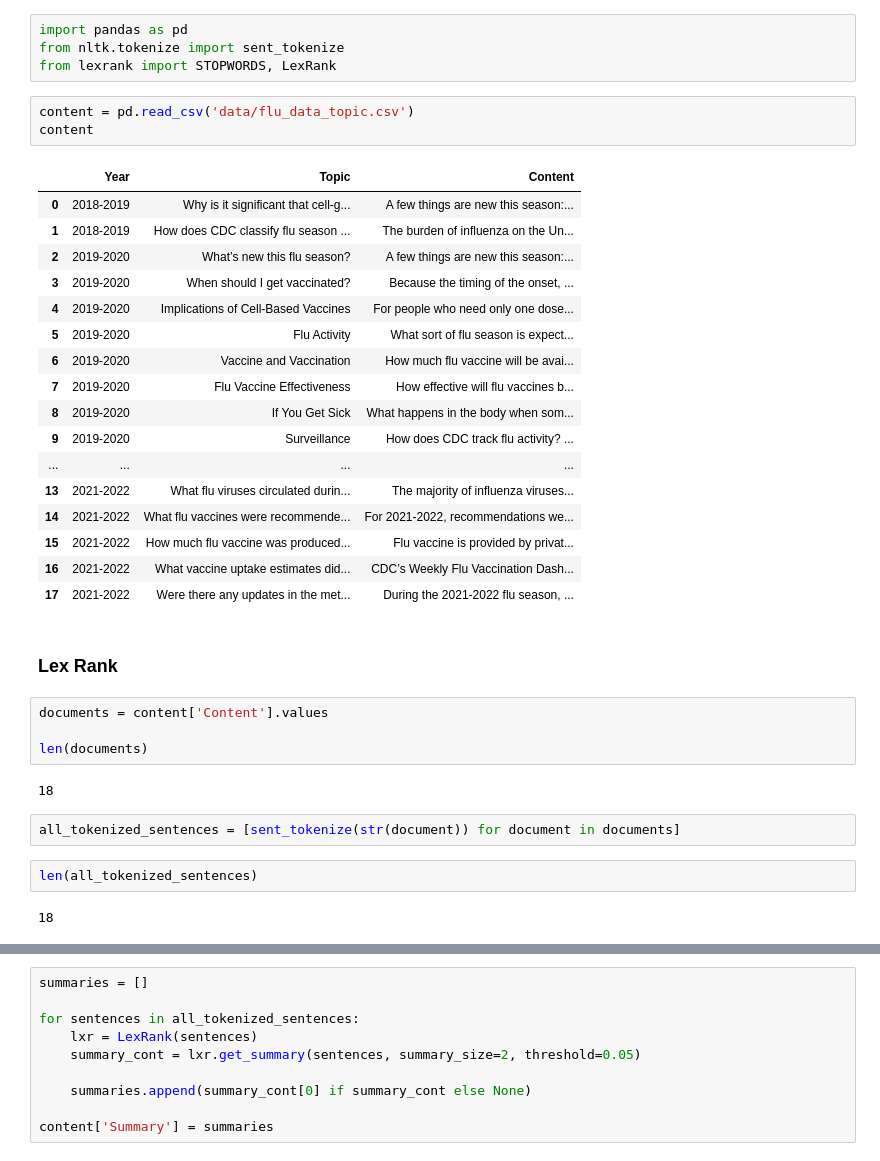
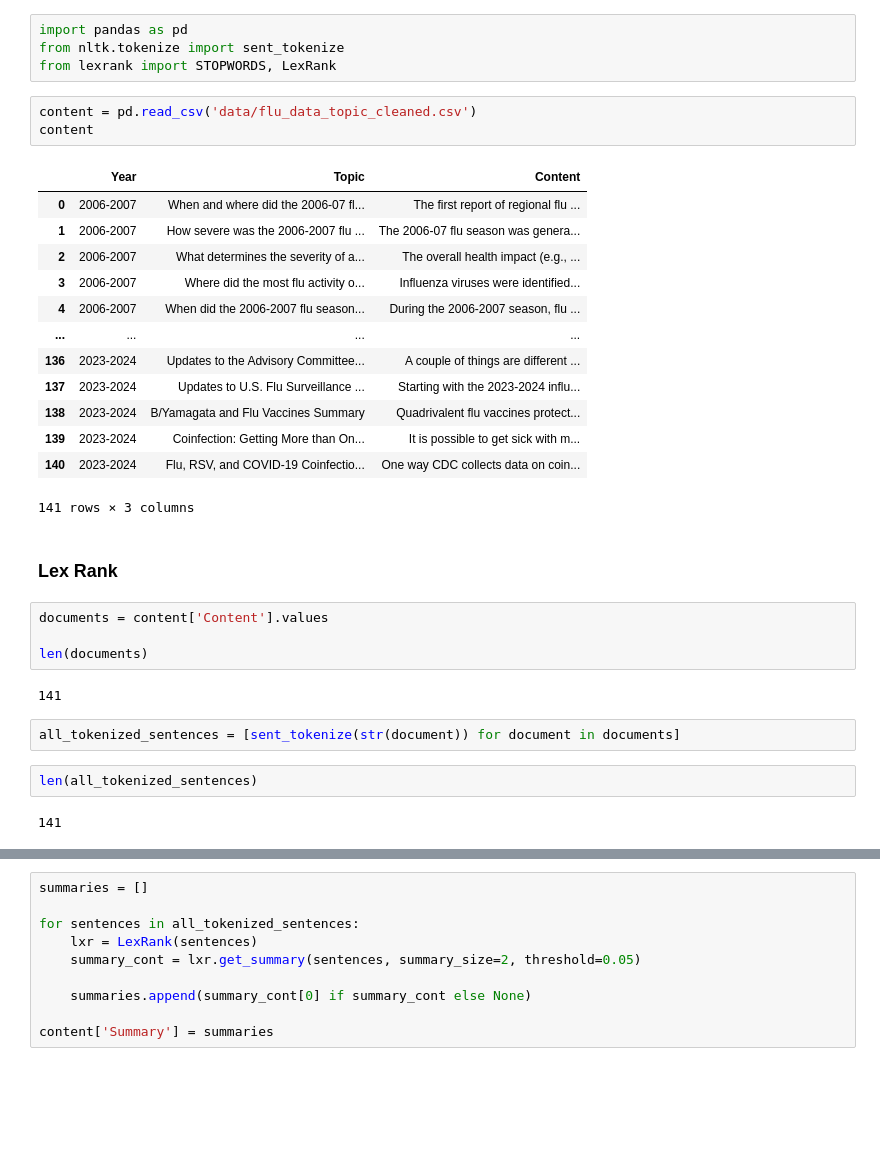
Before and after one commit to pergazuz/Text-Summarization-for-Flu-Season-Summary-Reports, a Jupyter notebook: summarization_unsupervised.ipynb, the cells around one changed output, grey strips where cells are left out. Saved outputs shown, nothing was run; the diff lists cells and outputs as text; blank space fills up the shorter version.

Commit message:
update: data for training model

```diff
--- a/summarization_unsupervised.ipynb
+++ b/summarization_unsupervised.ipynb
@@ -5,26 +5,22 @@ import pandas as pd
 from nltk.tokenize import sent_tokenize
 from lexrank import STOPWORDS, LexRank
 # %%
-content = pd.read_csv('data/flu_data_topic.csv')
+content = pd.read_csv('data/flu_data_topic_cleaned.csv')
 content
 # %% [output]
 |  | Year | Topic | Content |
-| 0 | 2018-2019 | Why is it significant that cell-g... | A few things are new this season:... |
-| 1 | 2018-2019 | How does CDC classify flu season ... | The burden of influenza on the Un... |
-| 2 | 2019-2020 | What’s new this flu season? | A few things are new this season:... |
-| 3 | 2019-2020 | When should I get vaccinated? | Because the timing of the onset, ... |
-| 4 | 2019-2020 | Implications of Cell-Based Vaccines | For people who need only one dose... |
-| 5 | 2019-2020 | Flu Activity | What sort of flu season is expect... |
-| 6 | 2019-2020 | Vaccine and Vaccination | How much flu vaccine will be avai... |
-| 7 | 2019-2020 | Flu Vaccine Effectiveness | How effective will flu vaccines b... |
-| 8 | 2019-2020 | If You Get Sick | What happens in the body when som... |
-| 9 | 2019-2020 | Surveillance | How does CDC track flu activity? ... |
+| 0 | 2006-2007 | When and where did the 2006-07 fl... | The first report of regional flu ... |
+| 1 | 2006-2007 | How severe was the 2006-2007 flu ... | The 2006-07 flu season was genera... |
+| 2 | 2006-2007 | What determines the severity of a... | The overall health impact (e.g., ... |
+| 3 | 2006-2007 | Where did the most flu activity o... | Influenza viruses were identified... |
+| 4 | 2006-2007 | When did the 2006-2007 flu season... | During the 2006-2007 season, flu ... |
 | ... | ... | ... | ... |
-| 13 | 2021-2022 | What flu viruses circulated durin... | The majority of influenza viruses... |
-| 14 | 2021-2022 | What flu vaccines were recommende... | For 2021-2022, recommendations we... |
-| 15 | 2021-2022 | How much flu vaccine was produced... | Flu vaccine is provided by privat... |
-| 16 | 2021-2022 | What vaccine uptake estimates did... | CDC’s Weekly Flu Vaccination Dash... |
-| 17 | 2021-2022 | Were there any updates in the met... | During the 2021-2022 flu season, ... |
+| 136 | 2023-2024 | Updates to the Advisory Committee... | A couple of things are different ... |
+| 137 | 2023-2024 | Updates to U.S. Flu Surveillance ... | Starting with the 2023-2024 influ... |
+| 138 | 2023-2024 | B/Yamagata and Flu Vaccines Summary | Quadrivalent flu vaccines protect... |
+| 139 | 2023-2024 | Coinfection: Getting More than On... | It is possible to get sick with m... |
+| 140 | 2023-2024 | Flu, RSV, and COVID-19 Coinfectio... | One way CDC collects data on coin... |
+141 rows × 3 columns
 # %% [markdown]
 ### Lex Rank
 # %%
@@ -32,13 +28,13 @@ documents = content['Content'].values
 
 len(documents)
 # %% [output]
-18
+141
 # %%
 all_tokenized_sentences = [sent_tokenize(str(document)) for document in documents]
 # %%
 len(all_tokenized_sentences)
 # %% [output]
-18
+141
 # %%
 for sentences in all_tokenized_sentences:
 
```
Also changed, not shown: parts of 6 cells of this notebook, 1 other file.
